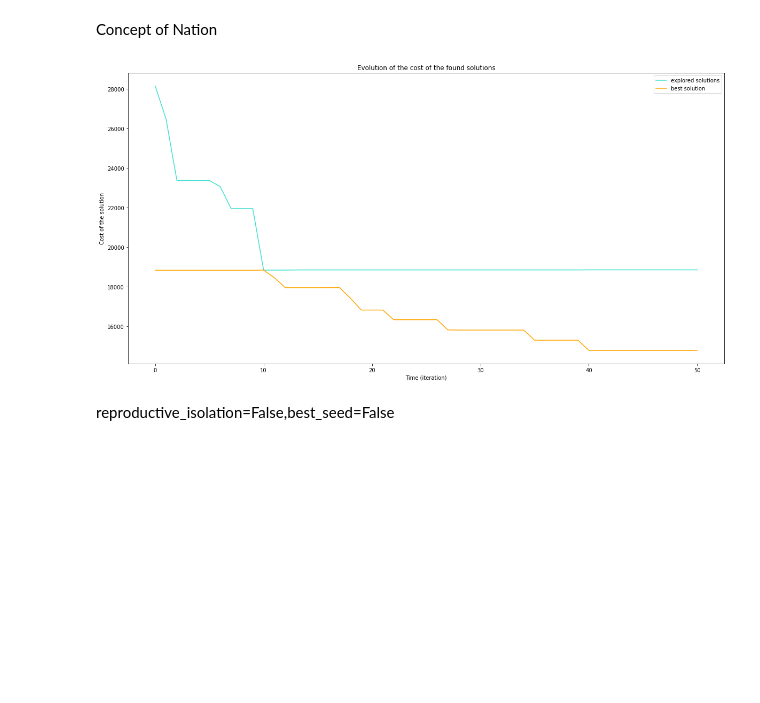
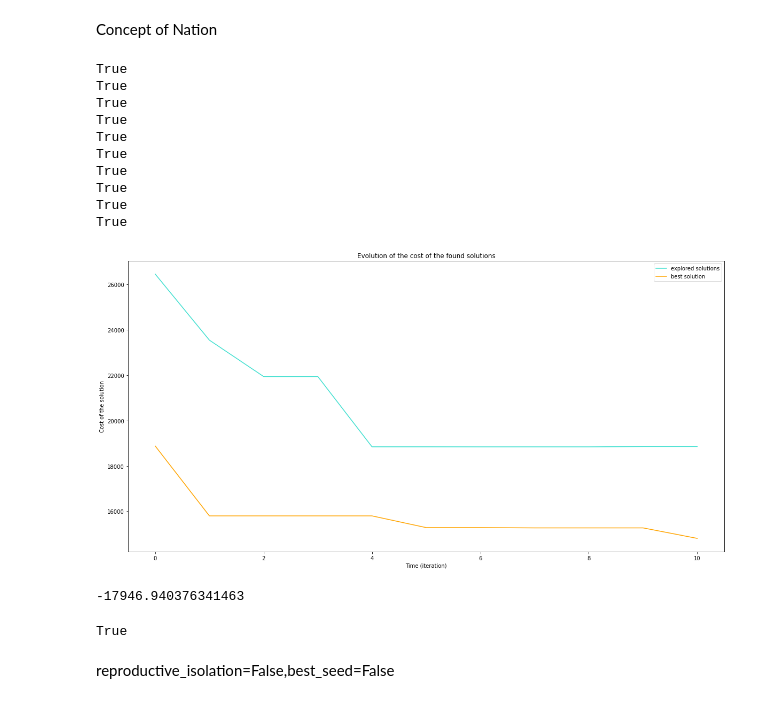
Before and after one commit to pabloskewes/ICO, a Jupyter notebook: codes/notebooks/GA.ipynb, the cells around one changed output. Cells and saved outputs as stored; diff of their text form; code cells hidden in the pictures; blank space fills up the shorter version.

```diff
--- a/codes/notebooks/GA.ipynb
+++ b/codes/notebooks/GA.ipynb
@@ -16,22 +16,41 @@ Concept of Nation
 # %%
 # context = load_solomon('simple.csv', nb_cust=10, vehicle_speed=100)
 context = create_vrptw(CUSTOMER_DIR, DEPOTS_DIR, VEHICLES_DIR, DEPOTS_DISTANCES_DIR, CUSTOMER_DISTANCES_DIR, 2958047, MODE_VEHICLE="mean", vehicle_code=None)
 
 vrptw = VRPTW(context)
 neighborhood_params={   'verbose':0,
                         'init_sol':'random',
                         'choose_mode':'random',
                         'force_new_sol': False,
                         'full_search':False
                     }
-instance =GeneticAlgorithm(num_evolu_per_search=1,neighborhood_params=neighborhood_params,reproductive_isolation=False,best_seed=False)
+instance =GeneticAlgorithm(num_evolu_per_search=2,neighborhood_params=neighborhood_params,reproductive_isolation=True,best_seed=True)
 instance.fit_search(vrptw)
 
-for _ in range(50):
+for _ in range(10):
     instance.search()
+    print(instance.best_solution.checker())
 instance.plot_evolution_cost()
 # %% [output]
+True
+True
+True
+True
+True
+True
+True
+True
+True
+True
-[figure, old version]
+[figure, new version]
+# %%
+instance._GeneticAlgorithm__fitness(instance.best_solution)
+# %% [output]
+-17946.940376341463
+# %%
+instance.best_solution.checker()
+# %% [output]
+True
 # %% [markdown]
 reproductive_isolation=False,best_seed=False
 # %%
```
Also changed, not shown: 1 other file.
